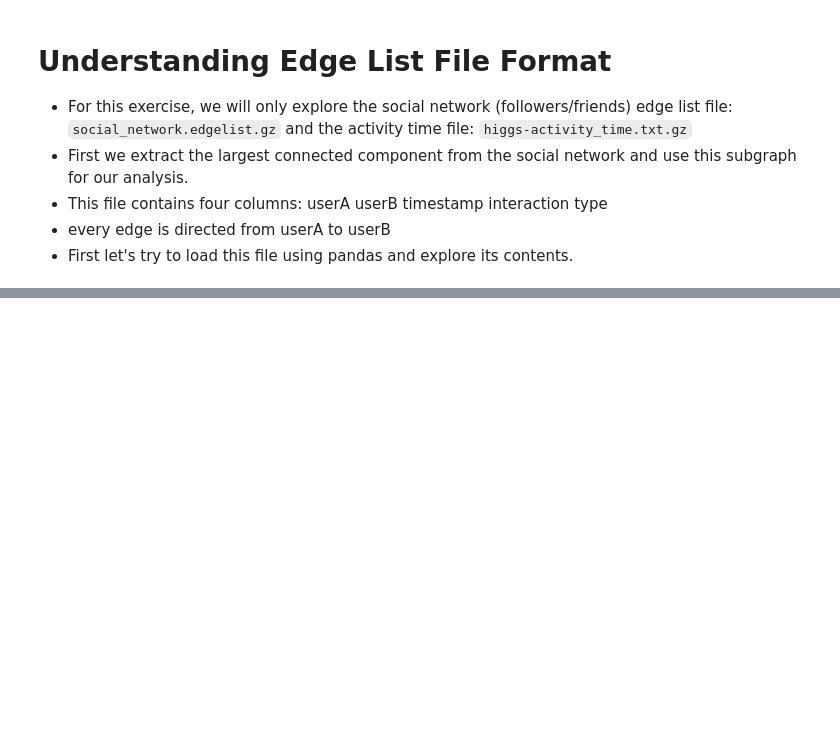
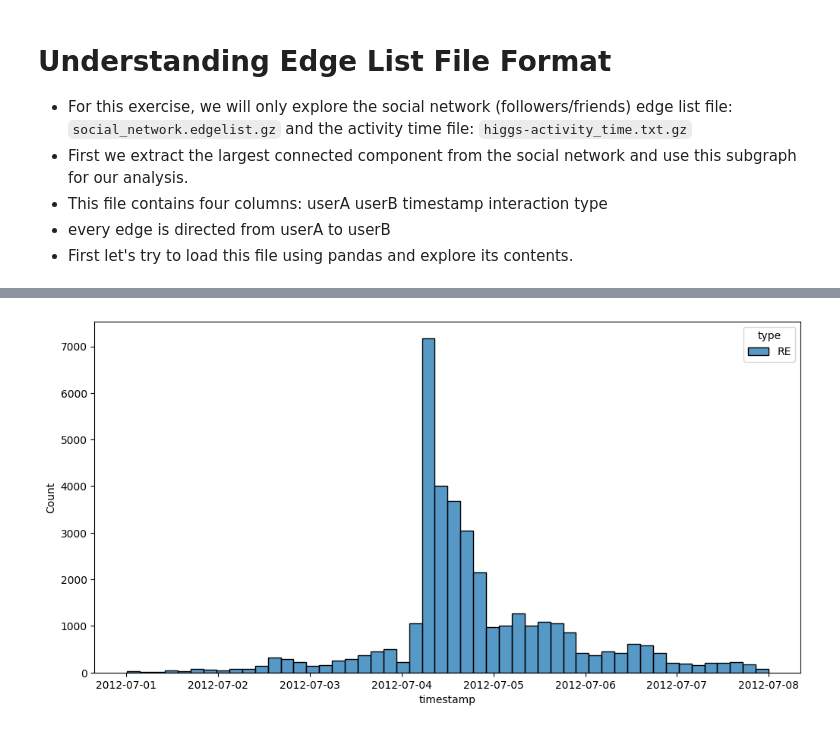
Before and after one commit to ysenarath/AIT-724-HandsOn-2, a Jupyter notebook: notebook.ipynb, the cells around one changed output, grey strips where cells are left out. Drawn from its saved outputs; the diff is of its cells as text; code cells hidden in the pictures; blank space fills up the shorter version.

```diff
--- a/notebook.ipynb
+++ b/notebook.ipynb
@@ -145,36 +208,9 @@ print(
 # %%
-df = pd.read_csv(
-    os.path.join("higgs_twitter_data", "higgs-activity_time.txt"),
-    sep=" ",
-    header=None,
-    names=["source", "target", "timestamp", "type"],
-)
-print(f"Total interactions in dataset: {len(df)}")
+df = df[df["type"] == "RE"]
+start_date = df[TIMESTAMP].min()
 
-# filter interactions where both source and target are in the follower LCC
-df = df[
-    (df["source"].isin(largest_wcc)) & (df["target"].isin(largest_wcc))
-].reset_index(drop=True)
-
-print(f"Total interactions after filtering to follower LCC: {len(df)}")
-
-# Convert timestamp to datetime
-df["datetime"] = pd.to_datetime(df["timestamp"], unit="s")
-
-# let's look at the distribution of interaction types
-interaction_counts = df["type"].value_counts()
-print("Interaction type distribution:")
-print(interaction_counts)
-
-# Get {DT} days before and after the main event date
-# DT = 1
-# start_date = main_event_date - pd.Timedelta(days=DT)
-# end_date = main_event_date + pd.Timedelta(days=DT)
-# df = df[(df["datetime"] >= start_date) & (df["datetime"] <= end_date)]
-df = df[df["type"] == "RE"]
-start_date = df["datetime"].min()
-
-# If one is interested in building a network of how information flows, then the direction of RT should be reversed when used in the analysis.
+# If one is interested in building a network of how information flows,
+#   then the direction of RT should be reversed when used in the analysis.
 #   ref. https://snap.stanford.edu/data/higgs-twitter.html
 df = df.rename(columns={"source": "target", "target": "source"})
 
@@ -231,17 +258,20 @@ plt.show()
 # %%
 # Visualise early diffusion: e.g., plot number of new retweeters over time.
+
 plt.figure(figsize=(12, 6))
 
 sns.histplot(
     df,
-    x="datetime",
+    x=TIMESTAMP,
     bins=50,
     kde=False,
     hue="type",
     multiple="stack",
 )
 
 plt.show()
+# %% [output]
+[figure, added]
 # %%
 # Compute degree
 print("Computing node degrees...")
```
Also changed, not shown: parts of 25 cells of this notebook.
